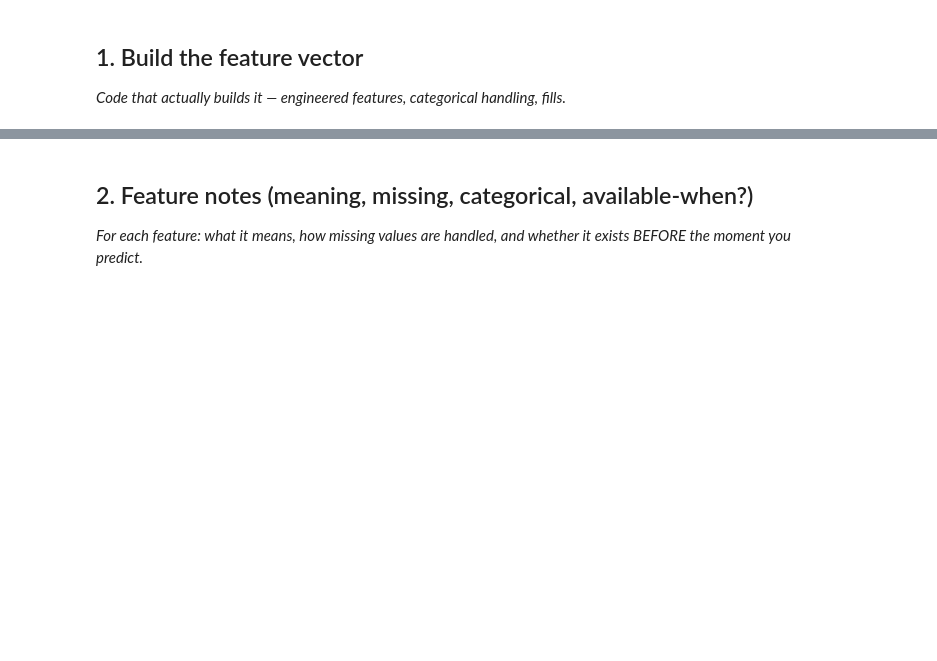
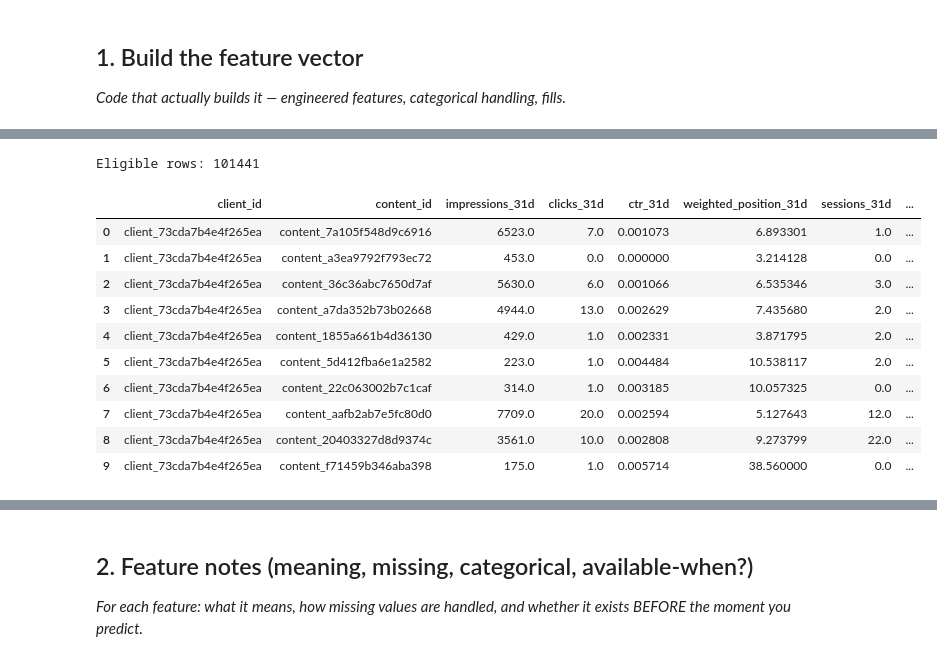
Before and after one commit to Mohidraheel/Machine-Learning-Practice, a Jupyter notebook: work/notebooks/w03_feature_leakage_check.ipynb, the cells around one changed output, grey strips where cells are left out. Cells and saved outputs as stored; diff of their text form; code cells hidden in the pictures; blank space fills up the shorter version.

```diff
--- a/work/notebooks/w03_feature_leakage_check.ipynb
+++ b/work/notebooks/w03_feature_leakage_check.ipynb
@@ -12,0 +141,74 @@ This skeleton is yours to fill. Work the sections **in order** — each one has
+# %%
+feature_source_sql = '''
+SELECT
+    client_hash_id AS client_id,
+    content_hash_id AS content_id,
+
+    SUM(COALESCE(gsc_impressions, 0)) AS impressions_31d,
+    SUM(COALESCE(gsc_clicks, 0)) AS clicks_31d,
+
+    CASE
+        WHEN SUM(COALESCE(gsc_impressions, 0)) > 0
+        THEN SUM(COALESCE(gsc_clicks, 0)) * 1.0
+             / SUM(COALESCE(gsc_impressions, 0))
+        ELSE NULL
+    END AS ctr_31d,
+
+    CASE
+        WHEN SUM(
+            CASE
+                WHEN gsc_avg_position IS NOT NULL
+                THEN COALESCE(gsc_impressions, 0)
+                ELSE 0
+            END
+        ) > 0
+        THEN SUM(
+            CASE
+                WHEN gsc_avg_position IS NOT NULL
+                THEN gsc_avg_position * COALESCE(gsc_impressions, 0)
+                ELSE 0
+            END
+        ) * 1.0
+        / SUM(
+            CASE
+                WHEN gsc_avg_position IS NOT NULL
+                THEN COALESCE(gsc_impressions, 0)
+                ELSE 0
+            END
+        )
+        ELSE NULL
+    END AS weighted_position_31d,
+
+    SUM(COALESCE(ga4_sessions, 0)) AS sessions_31d,
+    MAX(CASE WHEN ga4_data_available IS TRUE THEN 1 ELSE 0 END) AS has_ga4_data,
+    COUNT(*) AS source_rows
+
+FROM warehouse
+
+WHERE report_date BETWEEN DATE '2026-03-01' AND DATE '2026-03-31'
+  AND gsc_data_available IS TRUE
+
+GROUP BY
+    client_hash_id,
+    content_hash_id
+
+HAVING SUM(COALESCE(gsc_impressions, 0)) >= 100
+'''
+
+raw_features = con.execute(feature_source_sql).df()
+
+print("Eligible rows:", len(raw_features))
+display(raw_features.head(10))
+# %% [output]
+Eligible rows: 101441
+|  | client_id | content_id | impressions_31d | clicks_31d | ctr_31d | weighted_position_31d | sessions_31d | ... |
+| 0 | client_73cda7b4e4f265ea | content_7a105f548d9c6916 | 6523.0 | 7.0 | 0.001073 | 6.893301 | 1.0 | ... |
+| 1 | client_73cda7b4e4f265ea | content_a3ea9792f793ec72 | 453.0 | 0.0 | 0.000000 | 3.214128 | 0.0 | ... |
+| 2 | client_73cda7b4e4f265ea | content_36c36abc7650d7af | 5630.0 | 6.0 | 0.001066 | 6.535346 | 3.0 | ... |
+| 3 | client_73cda7b4e4f265ea | content_a7da352b73b02668 | 4944.0 | 13.0 | 0.002629 | 7.435680 | 2.0 | ... |
+| 4 | client_73cda7b4e4f265ea | content_1855a661b4d36130 | 429.0 | 1.0 | 0.002331 | 3.871795 | 2.0 | ... |
+| 5 | client_73cda7b4e4f265ea | content_5d412fba6e1a2582 | 223.0 | 1.0 | 0.004484 | 10.538117 | 2.0 | ... |
+| 6 | client_73cda7b4e4f265ea | content_22c063002b7c1caf | 314.0 | 1.0 | 0.003185 | 10.057325 | 0.0 | ... |
+| 7 | client_73cda7b4e4f265ea | content_aafb2ab7e5fc80d0 | 7709.0 | 20.0 | 0.002594 | 5.127643 | 12.0 | ... |
+| 8 | client_73cda7b4e4f265ea | content_20403327d8d9374c | 3561.0 | 10.0 | 0.002808 | 9.273799 | 22.0 | ... |
+| 9 | client_73cda7b4e4f265ea | content_f71459b346aba398 | 175.0 | 1.0 | 0.005714 | 38.560000 | 0.0 | ... |
```
Also changed, not shown: parts of 16 cells of this notebook.
